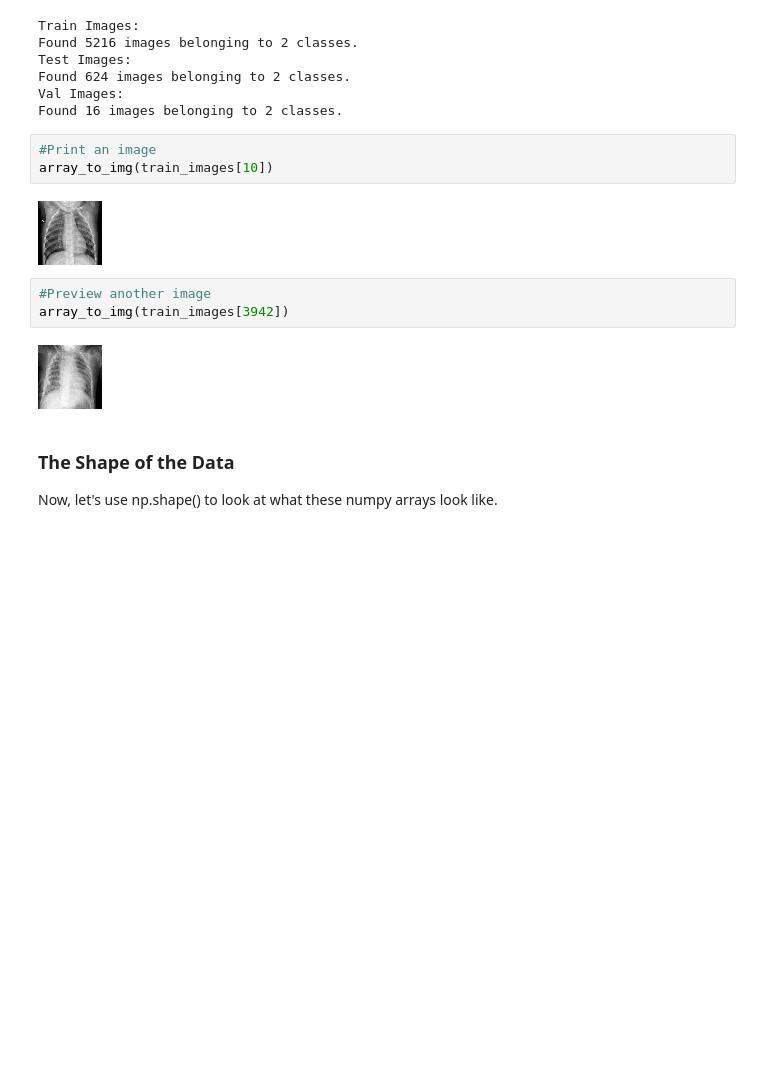
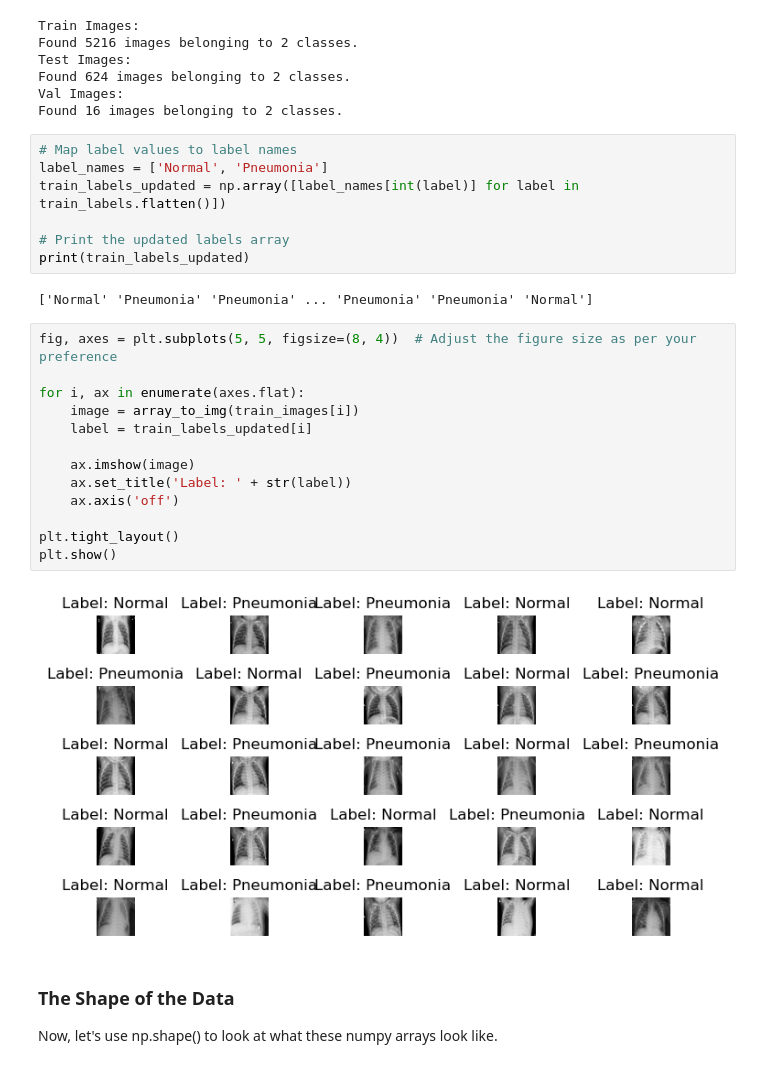
Before and after one commit to joshuaedelstein15/Pneumonia_analysis, a Jupyter notebook: notebook.ipynb, the cells around one changed output. Drawn from its saved outputs; the diff is of its cells as text; blank space fills up the shorter version.

```diff
--- a/notebook.ipynb
+++ b/notebook.ipynb
@@ -66,16 +77,30 @@ Test Images:
 Found 624 images belonging to 2 classes.
 Val Images:
 Found 16 images belonging to 2 classes.
-# %%
-#Print an image
-array_to_img(train_images[10])
-# %% [output]
-[figure, removed]
-# %%
-#Preview another image
-array_to_img(train_images[3942])
-# %% [output]
-[figure, removed]
+# %%
+# Map label values to label names
+label_names = ['Normal', 'Pneumonia']
+train_labels_updated = np.array([label_names[int(label)] for label in train_labels.flatten()])
+
+# Print the updated labels array
+print(train_labels_updated)
+# %% [output]
+['Normal' 'Pneumonia' 'Pneumonia' ... 'Pneumonia' 'Pneumonia' 'Normal']
+# %%
+fig, axes = plt.subplots(5, 5, figsize=(8, 4))  # Adjust the figure size as per your preference
+
+for i, ax in enumerate(axes.flat):
+    image = array_to_img(train_images[i])
+    label = train_labels_updated[i]
+
+    ax.imshow(image)
+    ax.set_title('Label: ' + str(label))
+    ax.axis('off')
+
+plt.tight_layout()
+plt.show()
+# %% [output]
+[figure, added]
 # %% [markdown]
 ### The Shape of the Data
 Now, let's use np.shape() to look at what these numpy arrays look like.
```
Also changed, not shown: parts of 38 cells of this notebook, 1 other file.
